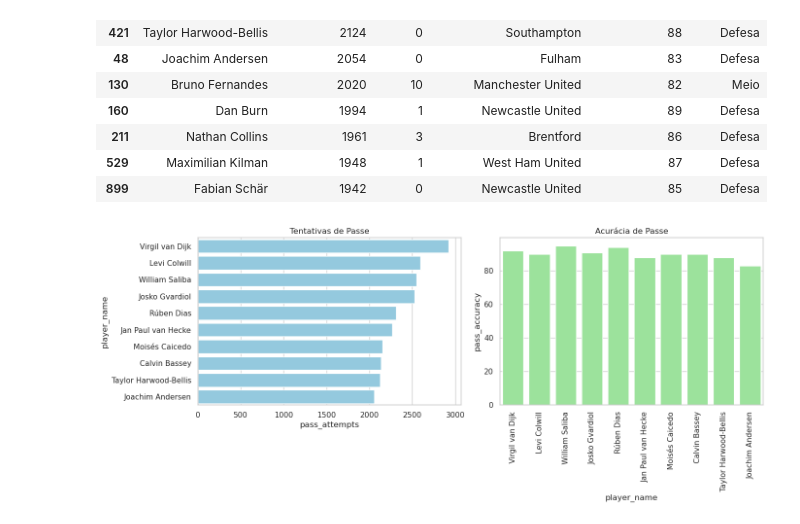
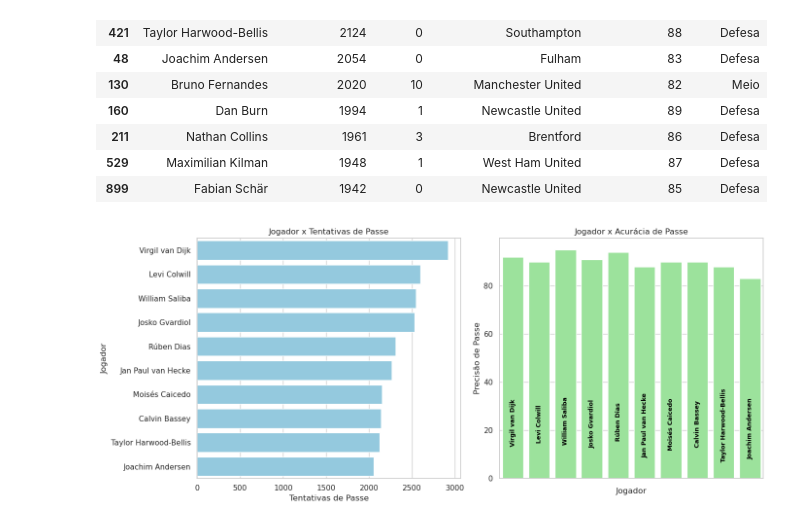
Before and after one commit to guilhermeej/premier-league-24-25-analysis, a Jupyter notebook: premier-league.ipynb, the cells around one changed output. Saved outputs shown, nothing was run; the diff lists cells and outputs as text; code cells hidden in the pictures.

```diff
--- a/premier-league.ipynb
+++ b/premier-league.ipynb
@@ -488,20 +488,34 @@ df_pass.head(15)
 # %%
 fig, ax = plt.subplots(nrows=1, ncols=2, figsize=(14,6))
 
 sns.barplot(
     data=df_pass.head(10),
     x="pass_attempts", y="player_name",
     ax=ax[0], color="skyblue"
-).set_title("Tentativas de Passe")
+).set_title("Jogador x Tentativas de Passe")
 
 sns.barplot(
     data=df_pass.head(10),
     x="player_name", y="pass_accuracy",
     ax=ax[1], color="lightgreen"
-).set_title("Acurácia de Passe")
+).set_title("Jogador x Acurácia de Passe")
 
-ax[1].set_xticklabels(ax[1].get_xticklabels(), rotation=90)
+
+for p, jogador in zip(ax[1].patches, df_pass.head(10)["player_name"]):
+    ax[1].text(
+        p.get_x() + p.get_width()/2,   # meio da barra
+        p.get_height()/4,              # meio da altura da barra
+        jogador,
+        ha="center", va="center",
+        rotation=90, color="black", fontsize=9, fontweight="bold"
+    )
+ax[1].xaxis.set_major_formatter('')
+ax[1].set_xlabel('Jogador')
+ax[1].set_ylabel('Precisão de Passe')
+ax[0].set_ylabel('Jogador')
+ax[0].set_xlabel('Tentativas de Passe')
+
 plt.tight_layout()
 plt.show()
 # %% [output]
-[figure, old version]
+[figure, new version]
```
Also changed, not shown: parts of 1 cell of this notebook.
